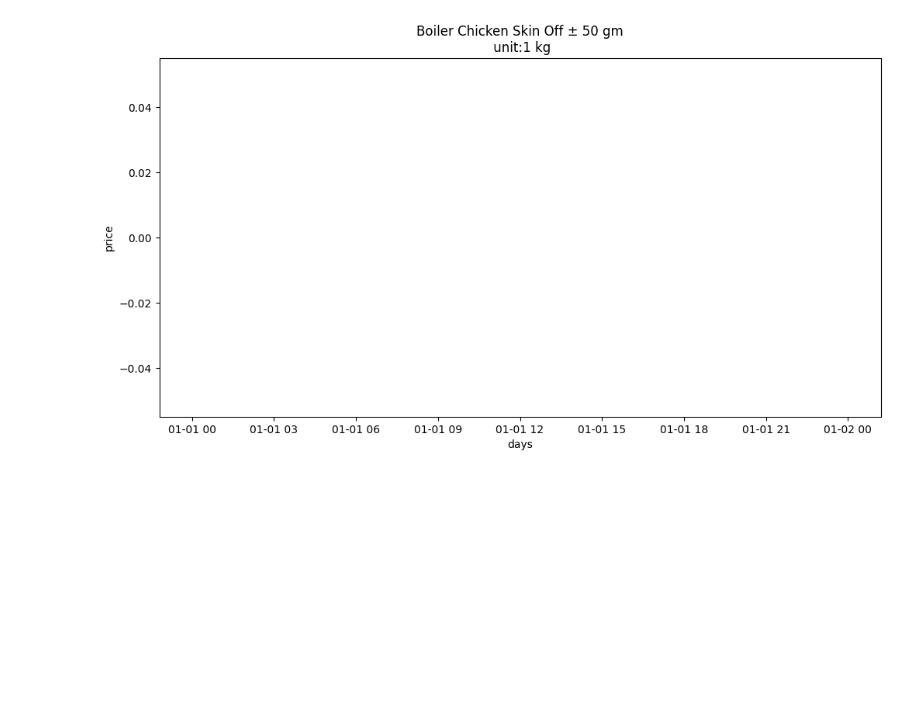
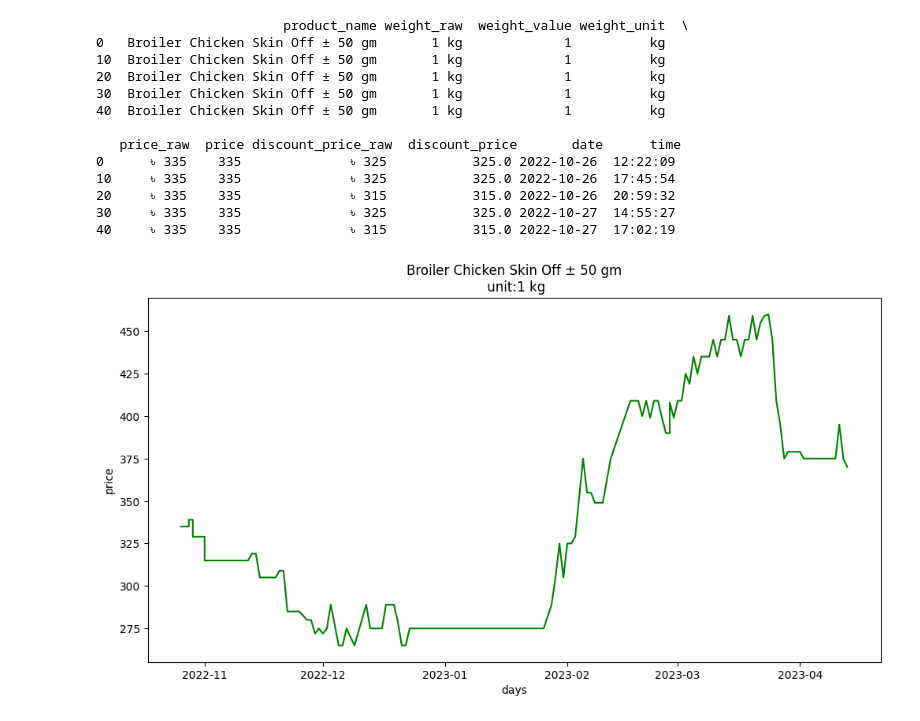
Before and after one commit to Shayokh144/Commodity_Price_Analysis_BD, a Jupyter notebook: visualization/notebook/BasicVisualizationChicken.ipynb, the cells around one changed output. Cells and saved outputs as stored; diff of their text form; code cells hidden in the pictures; blank space fills up the shorter version.

```diff
--- a/visualization/notebook/BasicVisualizationChicken.ipynb
+++ b/visualization/notebook/BasicVisualizationChicken.ipynb
@@ -51,6 +51,19 @@ def showLineGraph(dataFrame, item, weight, weightRaw):
     filteredDf = df.loc[(df.product_name == itemName) & (df.weight_value == weight)]
     createPlot(filteredDf, 'price', itemName, weightRaw)
 # %%
-showLineGraph(df, "Boiler Chicken Skin Off ± 50 gm", 1, "1 kg")
+showLineGraph(df, "Broiler Chicken Skin Off ± 50 gm", 1, "1 kg")
 # %% [output]
+                        product_name weight_raw  weight_value weight_unit  \
+0   Broiler Chicken Skin Off ± 50 gm       1 kg             1          kg
+10  Broiler Chicken Skin Off ± 50 gm       1 kg             1          kg
+20  Broiler Chicken Skin Off ± 50 gm       1 kg             1          kg
+30  Broiler Chicken Skin Off ± 50 gm       1 kg             1          kg
+40  Broiler Chicken Skin Off ± 50 gm       1 kg             1          kg
+
+   price_raw  price discount_price_raw  discount_price       date      time
+0      ৳ 335    335              ৳ 325           325.0 2022-10-26  12:22:09
+10     ৳ 335    335              ৳ 325           325.0 2022-10-26  17:45:54
+20     ৳ 335    335              ৳ 315           315.0 2022-10-26  20:59:32
+30     ৳ 335    335              ৳ 325           325.0 2022-10-27  14:55:27
+40     ৳ 335    335              ৳ 315           315.0 2022-10-27  17:02:19
-[figure, old version]
+[figure, new version]
```
Also changed, not shown: parts of 1 cell of this notebook, 1 other file.
